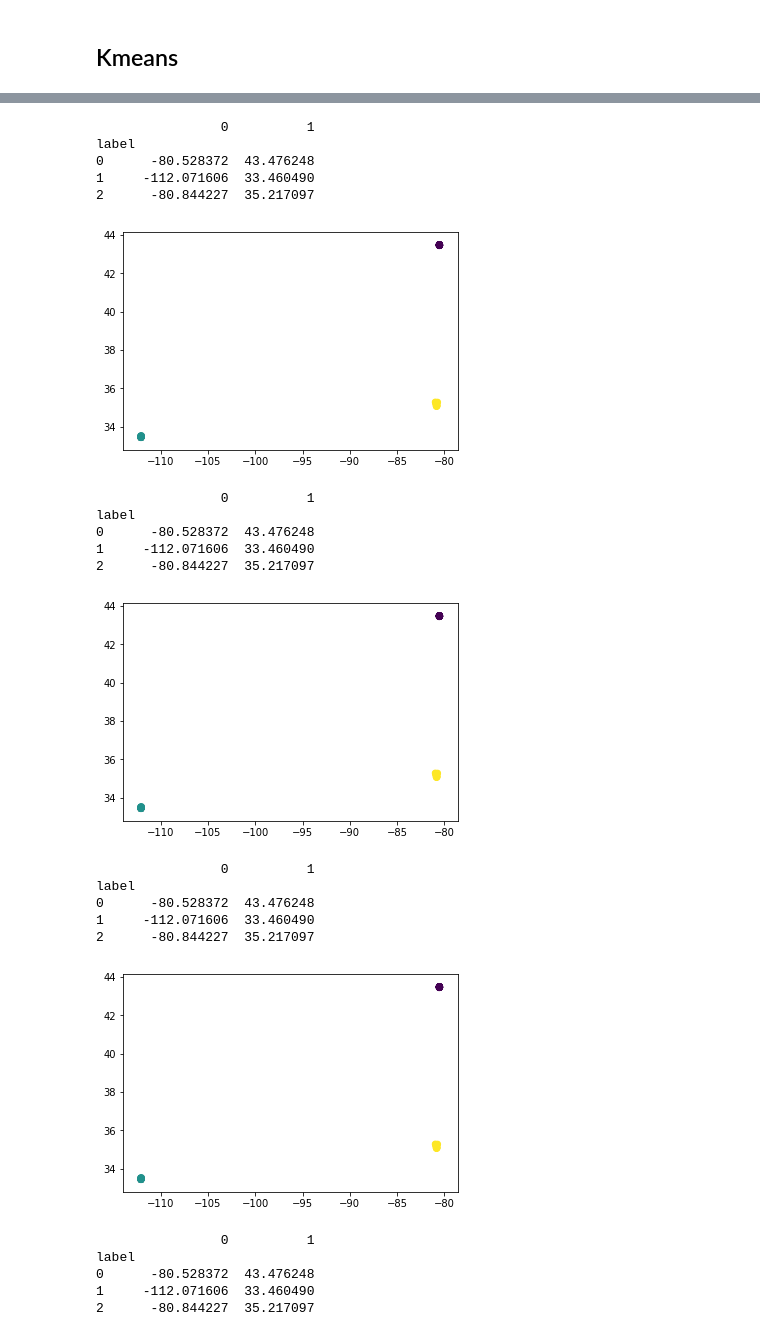
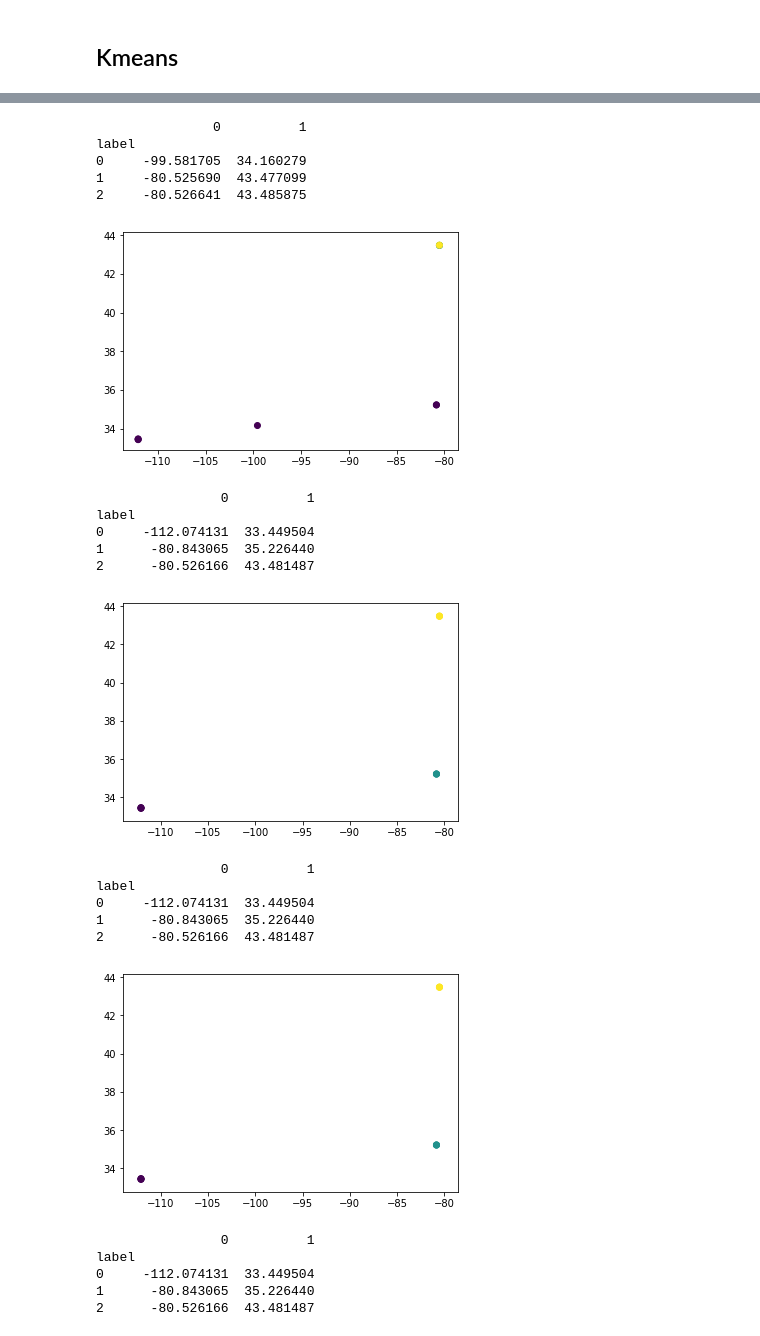
Before and after one commit to tonnykwon/Data-Mining, a Jupyter notebook: K-means/KMeans.ipynb, the cells around one changed output, grey strips where cells are left out. Saved outputs shown, nothing was run; the diff lists cells and outputs as text; code cells hidden in the pictures.

Commit message:
kmeans completed

```diff
--- a/K-means/KMeans.ipynb
+++ b/K-means/KMeans.ipynb
@@ -9,3 +9,6 @@ data = pd.read_table('places.txt', header=None, delimiter=',')
 data.shape
 # %% [output]
 (300, 2)
+# %%
+test = pd.read_table('test.txt', header=None, delimiter=',')
+test
@@ -49,28 +59,28 @@ def kmeans(train, k, steps = 100):
 
     return data, clusters
 # %%
-result,_= kmeans(data, 3)
+result,_= kmeans(test, 3)
 # %% [output]
-                0          1
+               0          1
 label
-0      -80.528372  43.476248
-1     -112.071606  33.460490
-2      -80.844227  35.217097
+0     -99.581705  34.160279
+1     -80.525690  43.477099
+2     -80.526641  43.485875
-[figure, old version]
+[figure, new version]
                 0          1
 label
-0      -80.528372  43.476248
-1     -112.071606  33.460490
-2      -80.844227  35.217097
+0     -112.074131  33.449504
+1      -80.843065  35.226440
+2      -80.526166  43.481487
-[figure, old version]
+[figure, new version]
                 0          1
 label
-0      -80.528372  43.476248
-1     -112.071606  33.460490
-2      -80.844227  35.217097
+0     -112.074131  33.449504
+1      -80.843065  35.226440
+2      -80.526166  43.481487
-[figure, old version]
+[figure, new version]
                 0          1
 label
-0      -80.528372  43.476248
-1     -112.071606  33.460490
-2      -80.844227  35.217097
+0     -112.074131  33.449504
+1      -80.843065  35.226440
+2      -80.526166  43.481487
```
Also changed, not shown: parts of 4 cells of this notebook, 1 other file.
